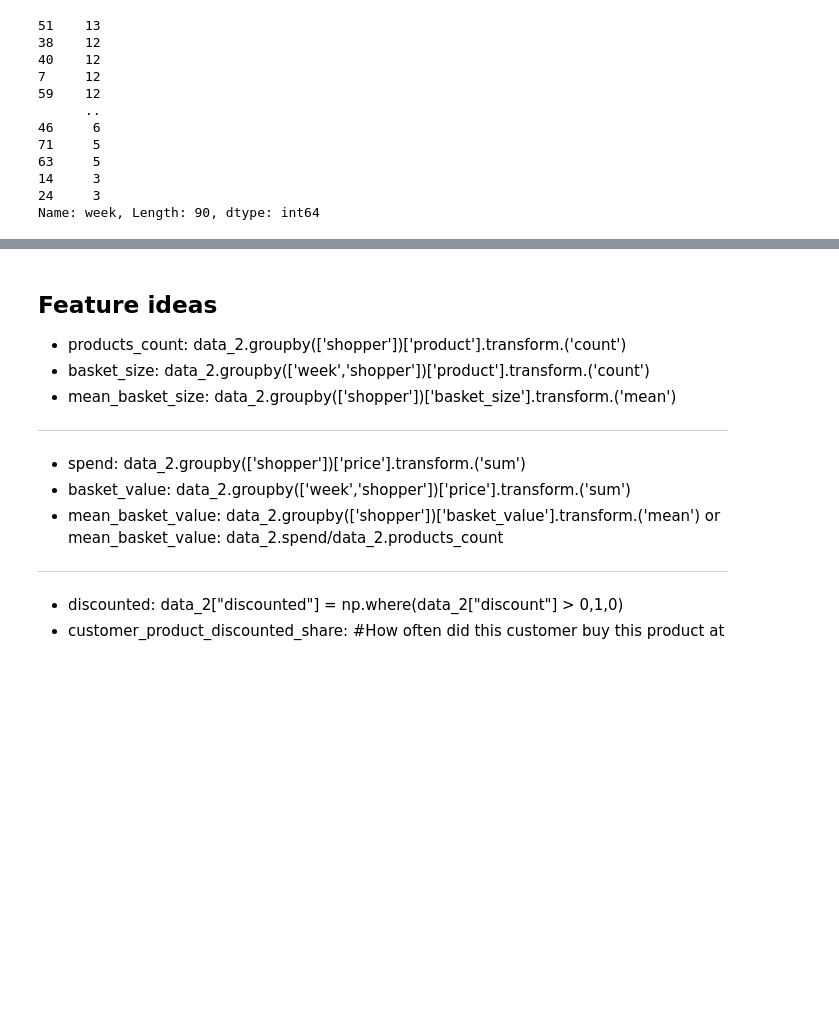
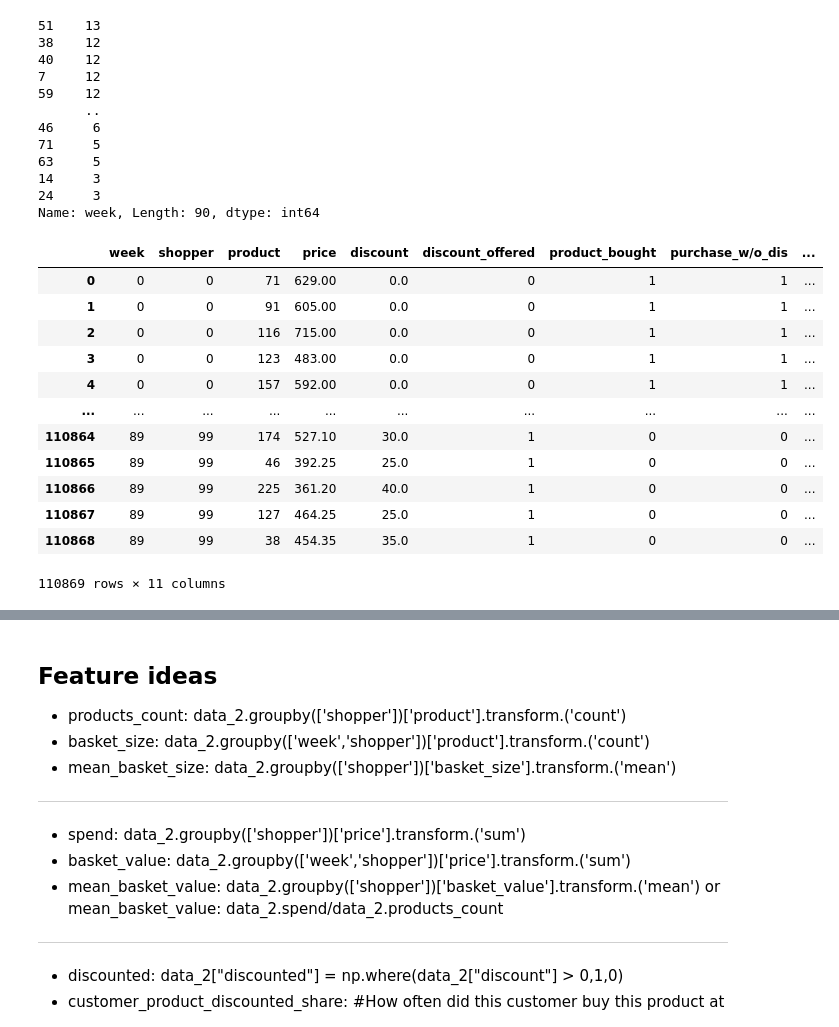
Before and after one commit to AsmirMumin/Retail-Coupon-Recommendation-for-Revenue-Optimization, a Jupyter notebook: mlim_ex3.ipynb, the cells around one changed output, grey strips where cells are left out. Saved outputs shown, nothing was run; the diff lists cells and outputs as text; code cells hidden in the pictures; blank space fills up the shorter version.

```diff
--- a/mlim_ex3.ipynb
+++ b/mlim_ex3.ipynb
@@ -174,5 +238,33 @@ data_2[data_2.shopper == 0]['week'].value_counts() # 90 weeks
 Name: week, Length: 90, dtype: int64
 # %%
 # product-price dict -> get prices for products
-product_price_dict = data_2.set_index('product').to_dict()['price']
-data_3['price']= data_3['product'].map(product_price_dict)
+#product_price_dict = data_2.set_index('product').to_dict()['price']
+#data_3['price']= data_3['product'].map(product_price_dict)
+
+# @Asmir: I did the price mapping with an aggregation function and left-joined the max and min price to the df (see the following code)
+# %%
+#maximal price of product
+max_price = data_2.groupby("product")["price"].agg(max).reset_index()
+max_price = max_price.rename(columns = {"price": "max_price"})
+# %%
+#merge max price to the df
+data_2 = pd.merge(data_2, max_price, on = "product", how = "left")
+
+#impute missing prices (of the coupon data set) by the max price minues the offered discount (because this was the
+#price the shoppers was offered)
+data_2["price"] = np.where(data_2.price.isna(), (data_2.max_price*(100-data_2.discount)*0.01), data_2.price)
+data_2
+# %% [output]
+|  | week | shopper | product | price | discount | discount_offered | product_bought | purchase_w/o_dis | ... |
+| 0 | 0 | 0 | 71 | 629.00 | 0.0 | 0 | 1 | 1 | ... |
+| 1 | 0 | 0 | 91 | 605.00 | 0.0 | 0 | 1 | 1 | ... |
+| 2 | 0 | 0 | 116 | 715.00 | 0.0 | 0 | 1 | 1 | ... |
+| 3 | 0 | 0 | 123 | 483.00 | 0.0 | 0 | 1 | 1 | ... |
+| 4 | 0 | 0 | 157 | 592.00 | 0.0 | 0 | 1 | 1 | ... |
+| ... | ... | ... | ... | ... | ... | ... | ... | ... | ... |
+| 110864 | 89 | 99 | 174 | 527.10 | 30.0 | 1 | 0 | 0 | ... |
+| 110865 | 89 | 99 | 46 | 392.25 | 25.0 | 1 | 0 | 0 | ... |
+| 110866 | 89 | 99 | 225 | 361.20 | 40.0 | 1 | 0 | 0 | ... |
+| 110867 | 89 | 99 | 127 | 464.25 | 25.0 | 1 | 0 | 0 | ... |
+| 110868 | 89 | 99 | 38 | 454.35 | 35.0 | 1 | 0 | 0 | ... |
+110869 rows × 11 columns
```
Also changed, not shown: parts of 45 cells of this notebook.
